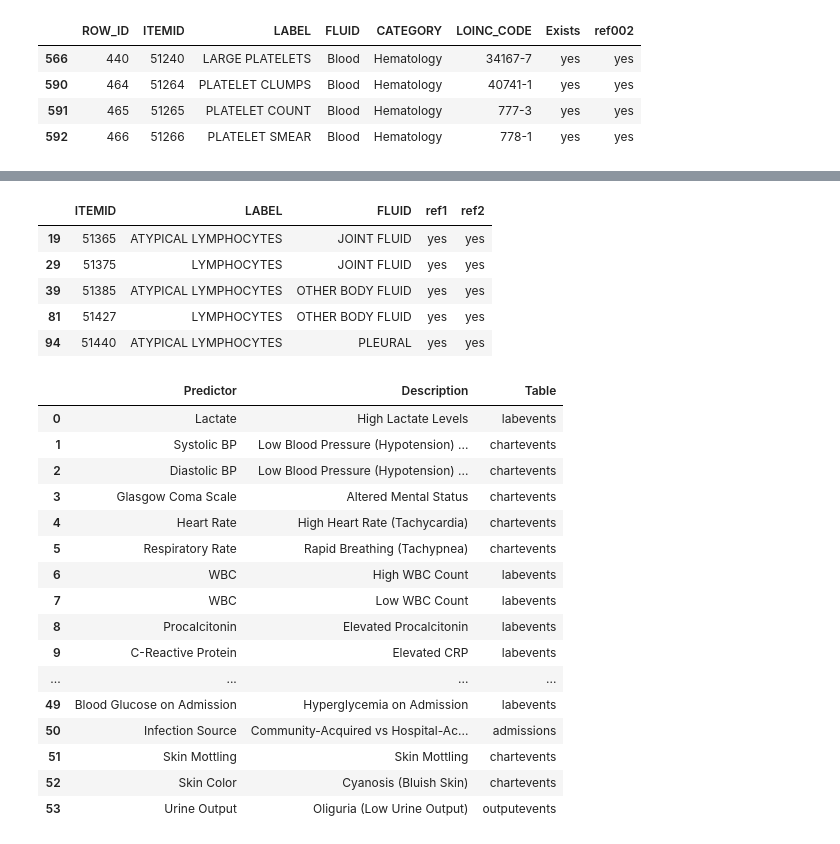
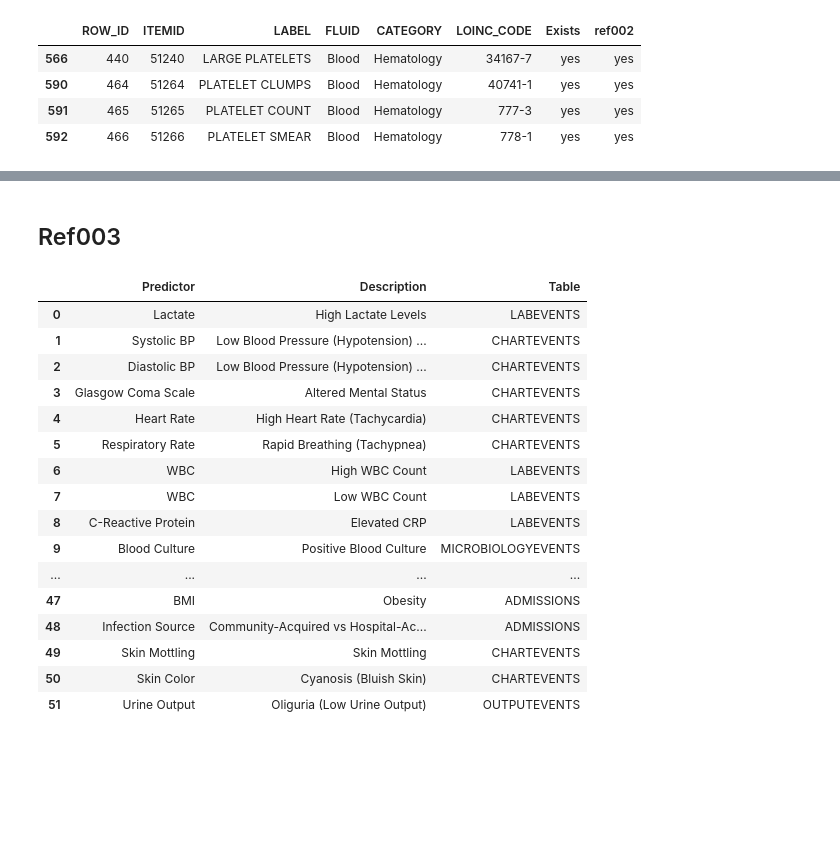
Before and after one commit to 23233408/CAPSTONE, a Jupyter notebook: AlexTurner/AT004_23_09_06.ipynb, the cells around one changed output, grey strips where cells are left out. Saved outputs shown, nothing was run; the diff lists cells and outputs as text; code cells hidden in the pictures; blank space fills up the shorter version.

```diff
--- a/AlexTurner/AT004_23_09_06.ipynb
+++ b/AlexTurner/AT004_23_09_06.ipynb
@@ -432,13 +358,5 @@ print(checkwords(df_lab_desc, other).shape)
-# %%
-df_ref002_check = pd.DataFrame(checkwords(df_lab_desc, words_to_check))
-df_ref002_check.head()
-# %% [output]
-|  | ITEMID | LABEL | FLUID | ref1 | ref2 |
-| 19 | 51365 | ATYPICAL LYMPHOCYTES | JOINT FLUID | yes | yes |
-| 29 | 51375 | LYMPHOCYTES | JOINT FLUID | yes | yes |
-| 39 | 51385 | ATYPICAL LYMPHOCYTES | OTHER BODY FLUID | yes | yes |
-| 81 | 51427 | LYMPHOCYTES | OTHER BODY FLUID | yes | yes |
-| 94 | 51440 | ATYPICAL LYMPHOCYTES | PLEURAL | yes | yes |
+# %% [markdown]
+## Ref003
 # %%
 data_ref003 = {
 'Predictor': [
@@ -450,7 +368,6 @@ data_ref003 = {
     'Respiratory Rate',
     'WBC',
     'WBC',
-    'Procalcitonin',
     'C-Reactive Protein',
     'Blood Culture',
     'Temperature',
@@ -460,8 +377,8 @@ data_ref003 = {
     'Bicarbonate',
     'Blood Glucose',
     'Urine Culture',
-    'AST',
-    'ALT',
+    'ASPARATE AMINOTRANSFERASE',
+    'ALANINE AMINOTRANSFERASE',
     'Troponin',
     'Hemoglobin',
     'INR',
@@ -469,8 +386,8 @@ data_ref003 = {
     'Albumin',
     'D-Dimer',
     'Ferritin',
-    'LDH',
-    'UREA NITROGEN',
+    'LACTATE DEHYDROGENASE',
+    'BLOOD UREA NITROGEN',
     'PaO2',
     'FiO2',
     'Age',
@@ -488,10 +405,9 @@ data_ref003 = {
     'Chronic Liver Disease',
     'Pregnancy Status',
     'Burns or Trauma',
-    'Neutropenia',
+    'NEUTROPHILS',
     'Nutritional Status',
     'BMI',
-    'Blood Glucose on Admission',
     'Infection Source',
     'Skin Mottling',
     'Skin Color',
@@ -506,7 +422,6 @@ data_ref003 = {
     "Rapid Breathing (Tachypnea)",
     "High WBC Count",
     "Low WBC Count",
-    "Elevated Procalcitonin",
     "Elevated CRP",
     "Positive Blood Culture",
     "Fever or Hypothermia",
@@ -525,10 +440,10 @@ data_ref003 = {
     "Low Albumin",
     "Elevated D-Dimer",
     "Elevated Ferritin",
-    "Elevated LDH",
+    "Elevated LDH (LACTATE DEHYDROGENASE)",
     "High Blood Urea Nitrogen",
-    "Low PaO2/FiO2 Ratio",
-    "Low PaO2/FiO2 Ratio",
+    "Low PaO2/FiO2 Ratio (Partial pressure of oxygen)",
+    "Low PaO2/FiO2 Ratio (fraction of inspired oxygen)",
     "Age > 65 years",
     "Comorbidities (e.g., Diabetes, Heart Disease)",
     "Recent Surgery",
@@ -547,7 +462,6 @@ data_ref003 = {
     "Neutropenia",
     "Malnutrition",
     "Obesity",
-    "Hyperglycemia on Admission",
     "Community-Acquired vs Hospital-Acquired Infection",
     "Skin Mottling",
     "Cyanosis (Bluish Skin)",
@@ -562,7 +476,6 @@ data_ref003 = {
     "chartevents",  # Rapid Breathing (Tachypnea)
     "labevents",  # High WBC Count
     "labevents",  # Low WBC Count
-    "labevents",  # Elevated Procalcitonin
     "labevents",  # Elevated CRP
     "microbiologyevents",  # Positive Blood Culture
     "chartevents",  # Fever or Hypothermia
@@ -584,50 +497,50 @@ data_ref003 = {
     "labevents",  # Elevated LDH
     "labevents",  # High BUN
     "chartevents",  # Low PaO2/FiO2 Ratio
-    "labevents",  # Low PaO2/FiO2 Ratio
+    "chartevents",  # Low PaO2/FiO2 Ratio (fraction of inspired oxygen)
     "patients",  # Age > 65 years
     "admissions",  # Comorbidities (e.g., Diabetes, Heart Disease)
     "admissions",  # Recent Surgery
     "admissions",  # Immunosuppression
     "admissions",  # Chronic Alcohol Abuse
     "admissions",  # Intravenous Drug Use
     "admissions",  # Recent Infection or Antibiotic Use
     "chartevents",  # Mechanical Ventilation
     "procedures_icd",  # Central Venous Catheter Use
     "procedures_icd",  # Urinary Catheter Use
     "admissions",  # Recent Hospitalization
     "admissions",  # Chronic Renal Failure
     "admissions",  # Chronic Liver Disease
     "admissions",  # Pregnancy
     "admissions",  # Burns or Trauma
     "labevents",  # Neutropenia
     "admissions",  # Malnutrition
     "admissions",  # Obesity
-    "labevents",  # Hyperglycemia on Admission
     "admissions",  # Community-Acquired vs Hospital-Acquired Infection
     "chartevents",  # Skin Mottling
     "chartevents",  # Cyanosis (Bluish Skin)
     "outputevents"  # Oliguria (Low Urine Output)
 ]
 }
 
 df_ref003 = pd.DataFrame(data_ref003)
+df_ref003['Table'] = df_ref003['Table'].str.upper()
 df_ref003
 # %% [output]
 |  | Predictor | Description | Table |
-| 0 | Lactate | High Lactate Levels | labevents |
-| 1 | Systolic BP | Low Blood Pressure (Hypotension) ... | chartevents |
-| 2 | Diastolic BP | Low Blood Pressure (Hypotension) ... | chartevents |
-| 3 | Glasgow Coma Scale | Altered Mental Status | chartevents |
-| 4 | Heart Rate | High Heart Rate (Tachycardia) | chartevents |
-| 5 | Respiratory Rate | Rapid Breathing (Tachypnea) | chartevents |
-| 6 | WBC | High WBC Count | labevents |
-| 7 | WBC | Low WBC Count | labevents |
-| 8 | Procalcitonin | Elevated Procalcitonin | labevents |
-| 9 | C-Reactive Protein | Elevated CRP | labevents |
+| 0 | Lactate | High Lactate Levels | LABEVENTS |
+| 1 | Systolic BP | Low Blood Pressure (Hypotension) ... | CHARTEVENTS |
+| 2 | Diastolic BP | Low Blood Pressure (Hypotension) ... | CHARTEVENTS |
+| 3 | Glasgow Coma Scale | Altered Mental Status | CHARTEVENTS |
+| 4 | Heart Rate | High Heart Rate (Tachycardia) | CHARTEVENTS |
+| 5 | Respiratory Rate | Rapid Breathing (Tachypnea) | CHARTEVENTS |
+| 6 | WBC | High WBC Count | LABEVENTS |
+| 7 | WBC | Low WBC Count | LABEVENTS |
+| 8 | C-Reactive Protein | Elevated CRP | LABEVENTS |
+| 9 | Blood Culture | Positive Blood Culture | MICROBIOLOGYEVENTS |
 | ... | ... | ... | ... |
-| 49 | Blood Glucose on Admission | Hyperglycemia on Admission | labevents |
-| 50 | Infection Source | Community-Acquired vs Hospital-Ac... | admissions |
-| 51 | Skin Mottling | Skin Mottling | chartevents |
-| 52 | Skin Color | Cyanosis (Bluish Skin) | chartevents |
-| 53 | Urine Output | Oliguria (Low Urine Output) | outputevents |
+| 47 | BMI | Obesity | ADMISSIONS |
+| 48 | Infection Source | Community-Acquired vs Hospital-Ac... | ADMISSIONS |
+| 49 | Skin Mottling | Skin Mottling | CHARTEVENTS |
+| 50 | Skin Color | Cyanosis (Bluish Skin) | CHARTEVENTS |
+| 51 | Urine Output | Oliguria (Low Urine Output) | OUTPUTEVENTS |
```
Also changed, not shown: parts of 64 cells of this notebook.
